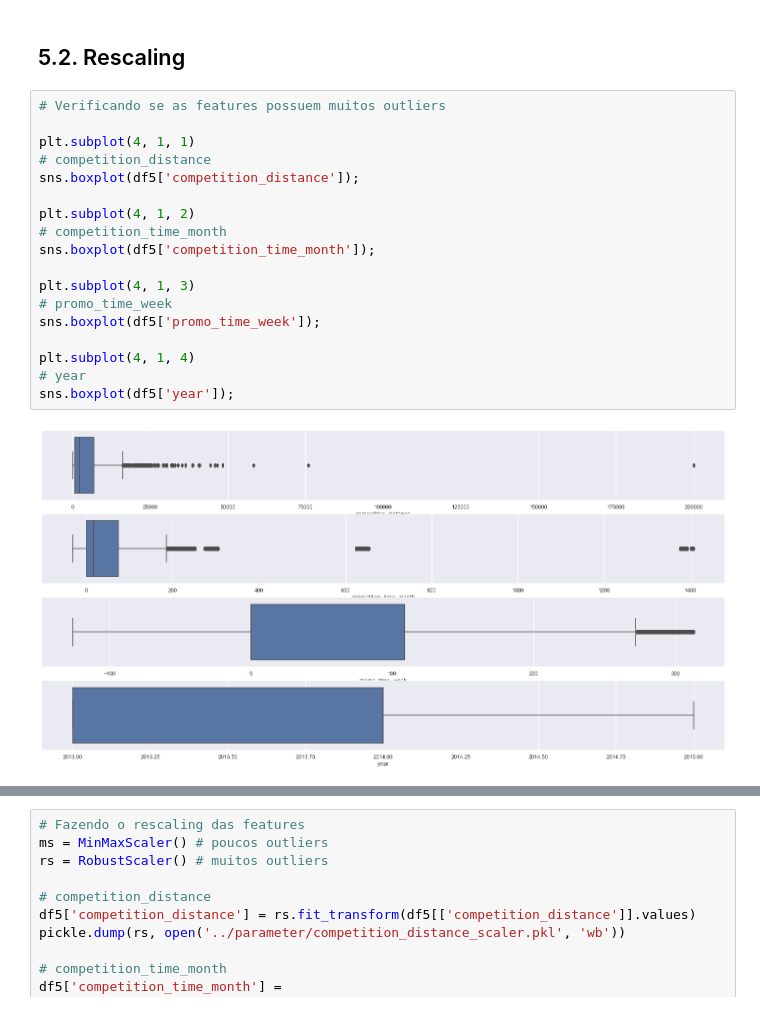
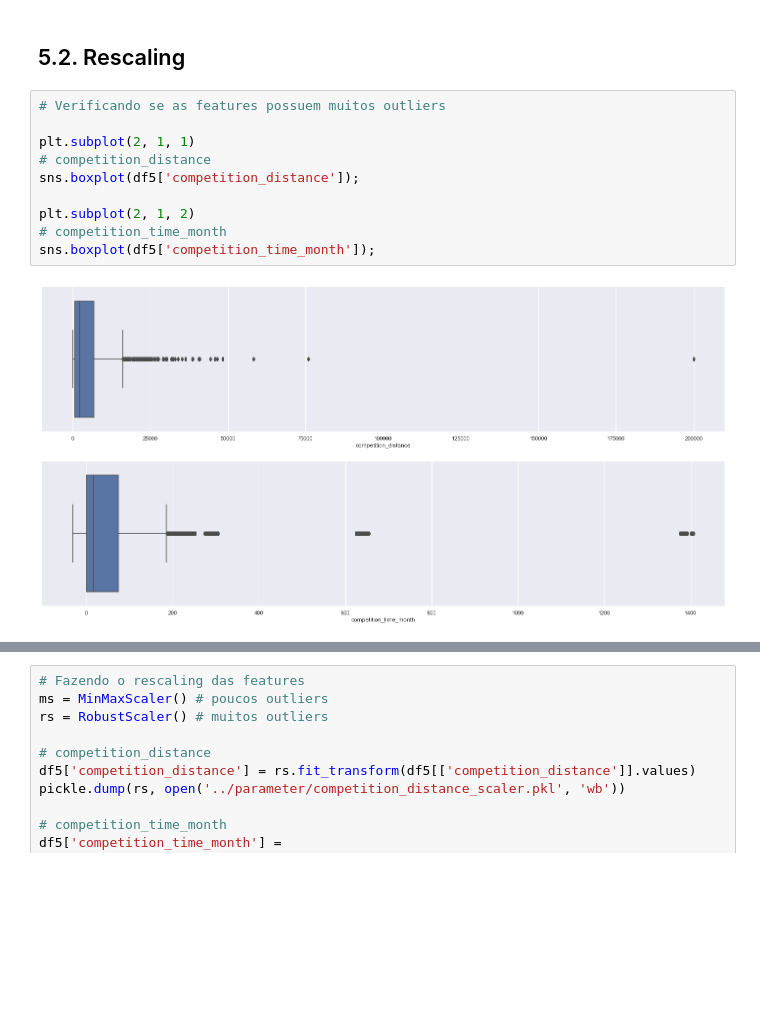
Before and after one commit to almir-martins/rossmann_sales_prediction, a Jupyter notebook: notebooks/m08_video1_store_sales_prediction.ipynb, the cells around one changed output, grey strips where cells are left out. Cells and saved outputs as stored; diff of their text form; blank space fills up the shorter version.

```diff
--- a/notebooks/m08_video1_store_sales_prediction.ipynb
+++ b/notebooks/m08_video1_store_sales_prediction.ipynb
@@ -896,20 +898,12 @@ df5 = df4.copy()
 # %%
 # Verificando se as features possuem muitos outliers
 
-plt.subplot(4, 1, 1)
+plt.subplot(2, 1, 1)
 # competition_distance
 sns.boxplot(df5['competition_distance']);
 
-plt.subplot(4, 1, 2)
+plt.subplot(2, 1, 2)
 # competition_time_month
 sns.boxplot(df5['competition_time_month']);
-
-plt.subplot(4, 1, 3)
-# promo_time_week
-sns.boxplot(df5['promo_time_week']);
-
-plt.subplot(4, 1, 4)
-# year
-sns.boxplot(df5['year']);
 # %% [output]
-[figure, old version]
+[figure, new version]
```
Also changed, not shown: parts of 6 cells of this notebook, 1 other file.
